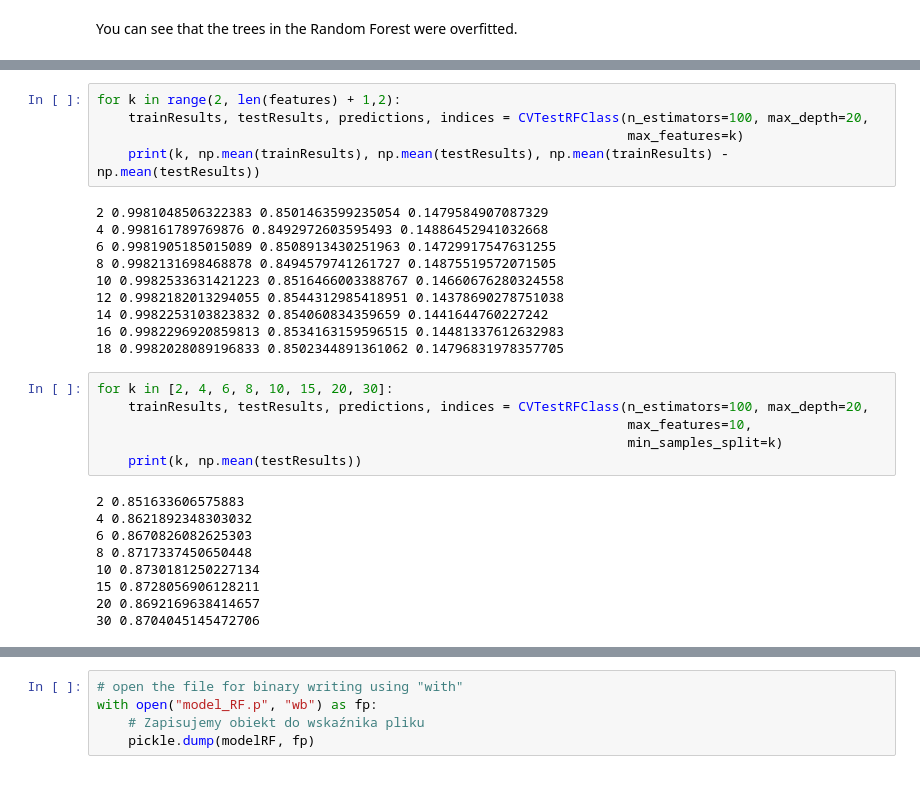
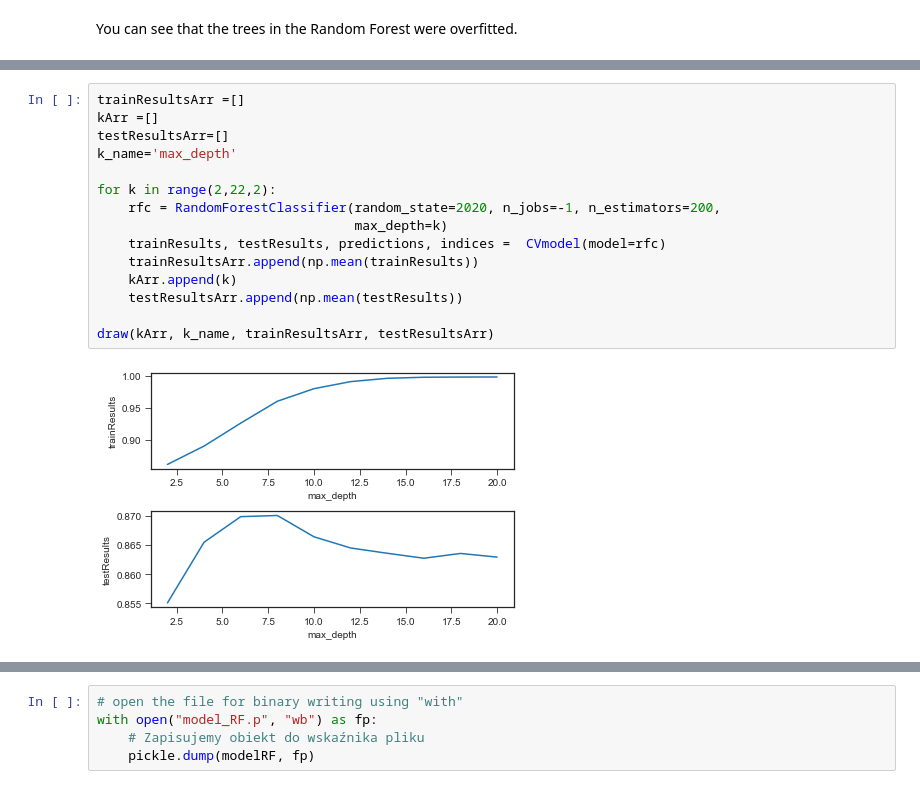
Before and after one commit to agomolka/KaggleTitanicCompetition, a Jupyter notebook: better_titanic.ipynb, the cells around one changed output, grey strips where cells are left out. Drawn from its saved outputs; the diff is of its cells as text.

```diff
--- a/better_titanic.ipynb
+++ b/better_titanic.ipynb
@@ -587,30 +547,17 @@ for k in range(2,22,2):
-# %%
-for k in range(2, len(features) + 1,2):
-    trainResults, testResults, predictions, indices = CVTestRFClass(n_estimators=100, max_depth=20,
-                                                                    max_features=k)
-    print(k, np.mean(trainResults), np.mean(testResults), np.mean(trainResults) - np.mean(testResults))
-# %% [output]
-2 0.9981048506322383 0.8501463599235054 0.1479584907087329
-4 0.998161789769876 0.8492972603595493 0.14886452941032668
-6 0.9981905185015089 0.8508913430251963 0.14729917547631255
-8 0.9982131698468878 0.8494579741261727 0.14875519572071505
-10 0.9982533631421223 0.8516466003388767 0.14660676280324558
-12 0.9982182013294055 0.8544312985418951 0.14378690278751038
-14 0.9982253103823832 0.854060834359659 0.1441644760227242
-16 0.9982296920859813 0.8534163159596515 0.14481337612632983
-18 0.9982028089196833 0.8502344891361062 0.14796831978357705
-# %%
-for k in [2, 4, 6, 8, 10, 15, 20, 30]:
-    trainResults, testResults, predictions, indices = CVTestRFClass(n_estimators=100, max_depth=20,
-                                                                    max_features=10,
-                                                                    min_samples_split=k)
-    print(k, np.mean(testResults))
-# %% [output]
-2 0.851633606575883
-4 0.8621892348303032
-6 0.8670826082625303
-8 0.8717337450650448
-10 0.8730181250227134
-15 0.8728056906128211
-20 0.8692169638414657
-30 0.8704045145472706
+# %%
+trainResultsArr =[]
+kArr =[]
+testResultsArr=[]
+k_name='max_depth'
+
+for k in range(2,22,2):
+    rfc = RandomForestClassifier(random_state=2020, n_jobs=-1, n_estimators=200,
+                                 max_depth=k)
+    trainResults, testResults, predictions, indices =  CVmodel(model=rfc)
+    trainResultsArr.append(np.mean(trainResults))
+    kArr.append(k)
+    testResultsArr.append(np.mean(testResults))
+
+draw(kArr, k_name, trainResultsArr, testResultsArr)
+# %% [output]
+[figure, added]
```
Also changed, not shown: parts of 19 cells of this notebook, 1 other file.
